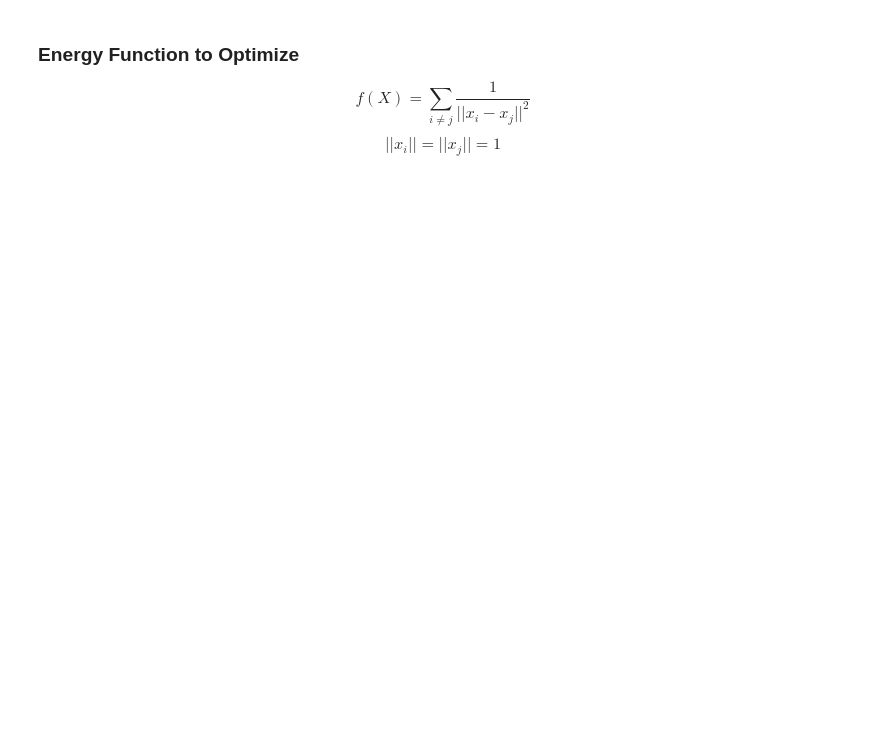
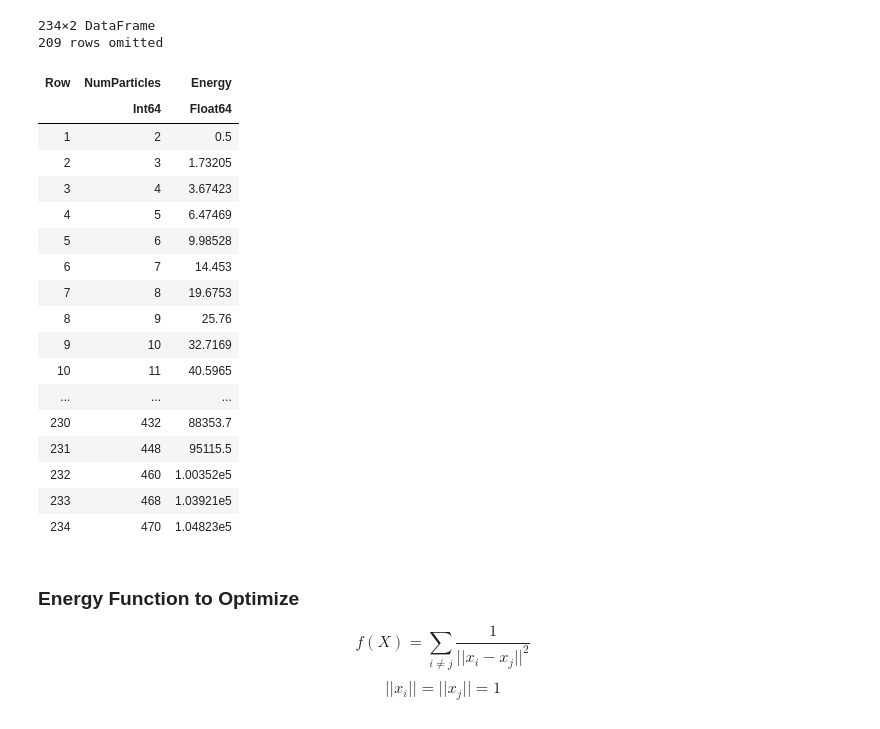
Before and after one commit to marioutiel/CS52-FP, a Jupyter notebook: FinalProject-Implementation.ipynb, the cells around one changed output. Saved outputs shown, nothing was run; the diff lists cells and outputs as text; code cells hidden in the pictures; blank space fills up the shorter version.

```diff
--- a/FinalProject-Implementation.ipynb
+++ b/FinalProject-Implementation.ipynb
@@ -3,3 +6,26 @@ using LinearAlgebra
+# %%
+df = CSV.read("ParticleEnergies.csv", DataFrame)
+# %% [output]
+234×2 DataFrame
+209 rows omitted
+| Row | NumParticles | Energy |
+|  | Int64 | Float64 |
+| 1 | 2 | 0.5 |
+| 2 | 3 | 1.73205 |
+| 3 | 4 | 3.67423 |
+| 4 | 5 | 6.47469 |
+| 5 | 6 | 9.98528 |
+| 6 | 7 | 14.453 |
+| 7 | 8 | 19.6753 |
+| 8 | 9 | 25.76 |
+| 9 | 10 | 32.7169 |
+| 10 | 11 | 40.5965 |
+| ... | ... | ... |
+| 230 | 432 | 88353.7 |
+| 231 | 448 | 95115.5 |
+| 232 | 460 | 1.00352e5 |
+| 233 | 468 | 1.03921e5 |
+| 234 | 470 | 1.04823e5 |
 # %% [markdown]
 ### Energy Function to Optimize
 $$f(X) = \sum_{i \neq j} \frac{1}{||x_i - x_j||^2}$$
```
Also changed, not shown: parts of 30 cells of this notebook, 3 other files.
